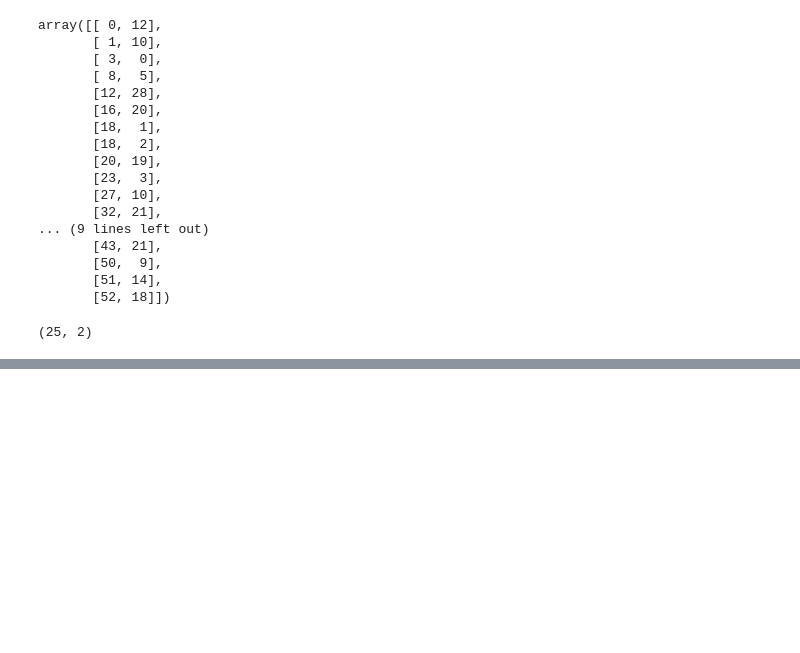
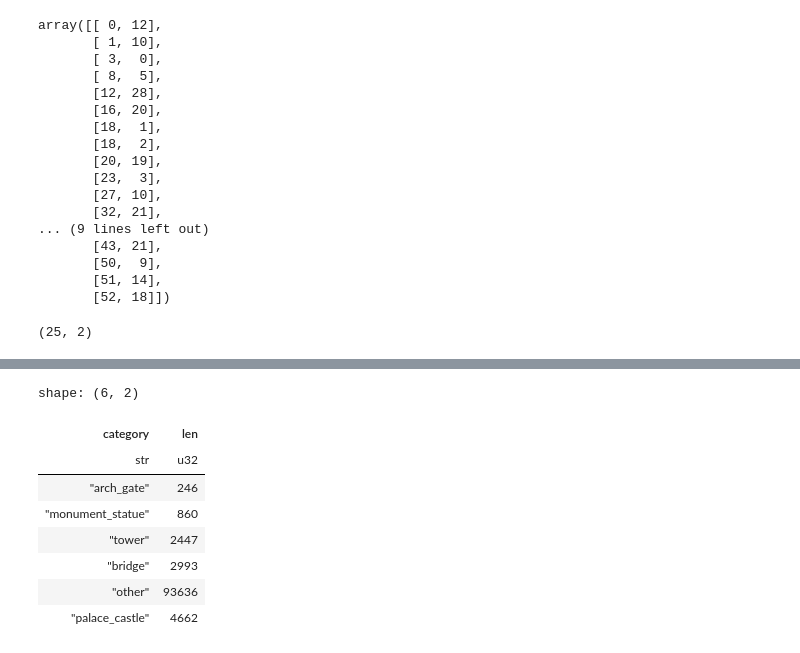
Before and after one commit to fhrzn/multi-pov-ir, a Jupyter notebook: notebook/pov-preprocess.ipynb, the cells around one changed output, grey strips where cells are left out. Saved outputs shown, nothing was run; the diff lists cells and outputs as text; code cells hidden in the pictures; blank space fills up the shorter version.

```diff
--- a/notebook/pov-preprocess.ipynb
+++ b/notebook/pov-preprocess.ipynb
@@ -505,0 +536,12 @@ fig.show()
+# %%
+landmark.group_by("category").agg(pl.len())
+# %% [output]
+shape: (6, 2)
+| category | len |
+| str | u32 |
+| "arch_gate" | 246 |
+| "monument_statue" | 860 |
+| "tower" | 2447 |
+| "bridge" | 2993 |
+| "other" | 93636 |
+| "palace_castle" | 4662 |
```
Also changed, not shown: parts of 5 cells of this notebook, 11 other files.
